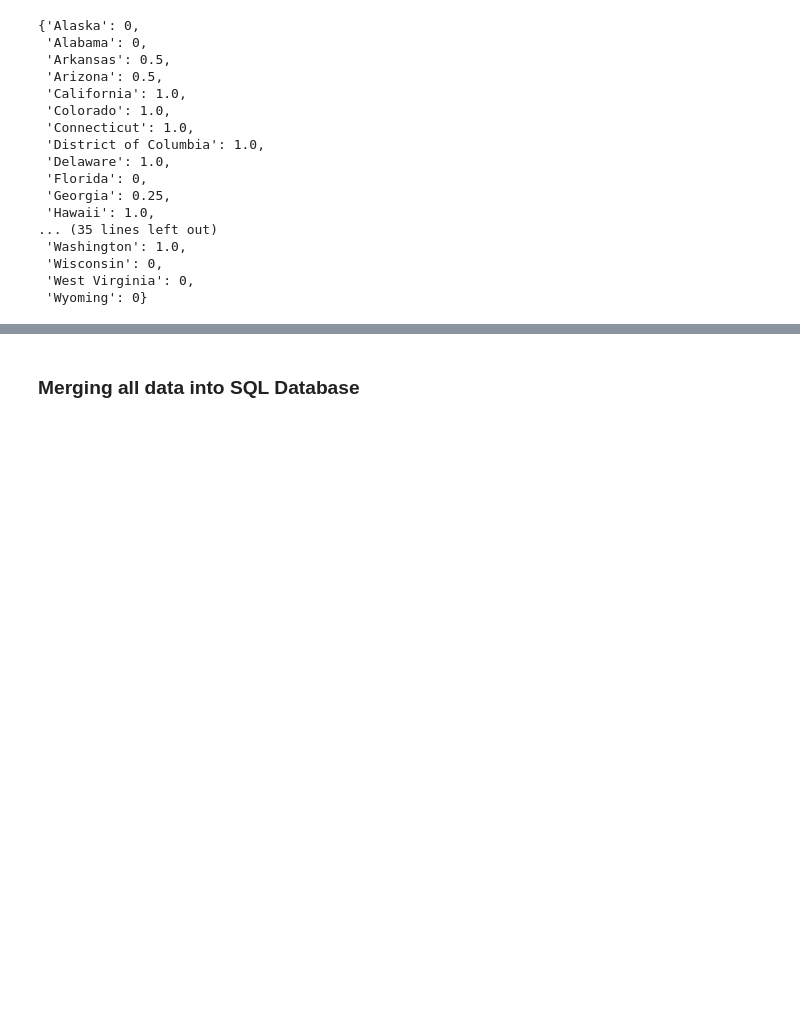
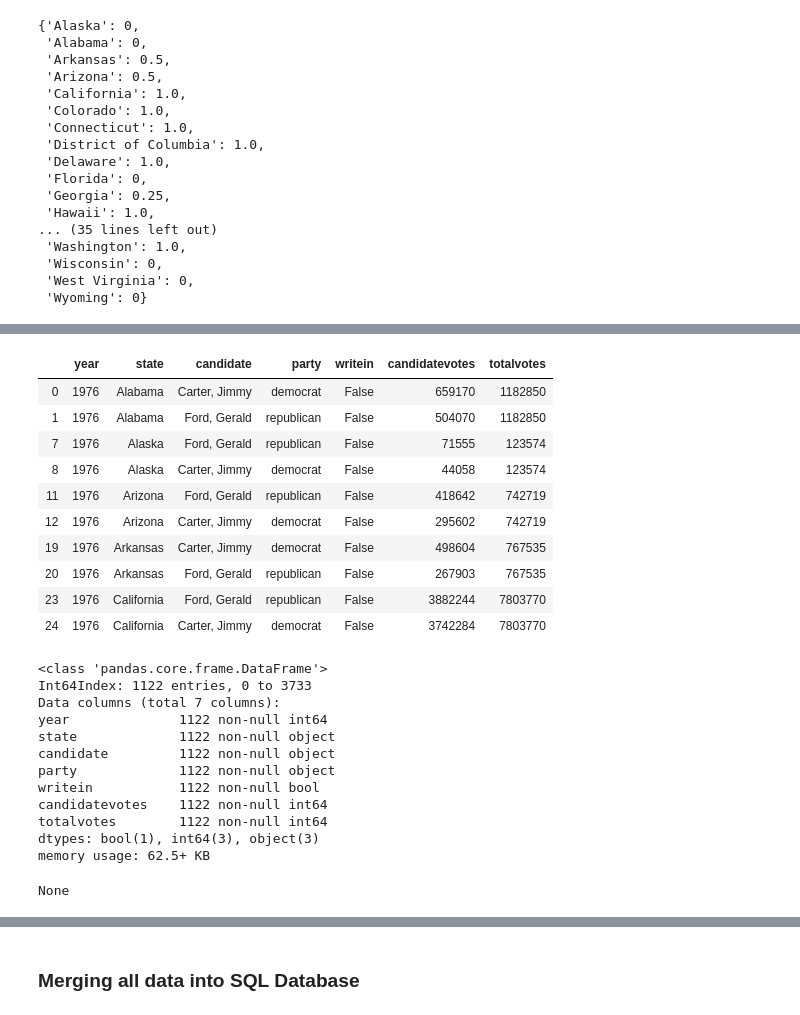
Before and after one commit to zapatos24/The_Electoral_College-Today_and_Tomorrow, a Jupyter notebook: electoral_college_data_map_notebook.ipynb, the cells around one changed output, grey strips where cells are left out. Saved outputs shown, nothing was run; the diff lists cells and outputs as text; code cells hidden in the pictures; blank space fills up the shorter version.

Commit message:
import historical presidental election data and clean data

```diff
--- a/electoral_college_data_map_notebook.ipynb
+++ b/electoral_college_data_map_notebook.ipynb
@@ -262,0 +273,35 @@ state_npvic_status
+# %%
+vote_history = pd.read_csv('1976-2016-president.csv')
+vote_history.replace(to_replace='democratic-farmer-labor', value='democrat', inplace=True)
+vote_history = vote_history[(vote_history['party'].isin(['democrat', 'republican'])) &
+                            (vote_history['writein'] == False)]
+drop_vote_history_cols = ['state_po', 'state_fips', 'state_cen', 'state_ic', 'office', 'version', 'notes']
+vote_history.drop(drop_vote_history_cols, axis=1, inplace=True)
+
+display(vote_history.head(10))
+display(vote_history.info())
+# %% [output]
+|  | year | state | candidate | party | writein | candidatevotes | totalvotes |
+| 0 | 1976 | Alabama | Carter, Jimmy | democrat | False | 659170 | 1182850 |
+| 1 | 1976 | Alabama | Ford, Gerald | republican | False | 504070 | 1182850 |
+| 7 | 1976 | Alaska | Ford, Gerald | republican | False | 71555 | 123574 |
+| 8 | 1976 | Alaska | Carter, Jimmy | democrat | False | 44058 | 123574 |
+| 11 | 1976 | Arizona | Ford, Gerald | republican | False | 418642 | 742719 |
+| 12 | 1976 | Arizona | Carter, Jimmy | democrat | False | 295602 | 742719 |
+| 19 | 1976 | Arkansas | Carter, Jimmy | democrat | False | 498604 | 767535 |
+| 20 | 1976 | Arkansas | Ford, Gerald | republican | False | 267903 | 767535 |
+| 23 | 1976 | California | Ford, Gerald | republican | False | 3882244 | 7803770 |
+| 24 | 1976 | California | Carter, Jimmy | democrat | False | 3742284 | 7803770 |
+<class 'pandas.core.frame.DataFrame'>
+Int64Index: 1122 entries, 0 to 3733
+Data columns (total 7 columns):
+year              1122 non-null int64
+state             1122 non-null object
+candidate         1122 non-null object
+party             1122 non-null object
+writein           1122 non-null bool
+candidatevotes    1122 non-null int64
+totalvotes        1122 non-null int64
+dtypes: bool(1), int64(3), object(3)
+memory usage: 62.5+ KB
+None
```
Also changed, not shown: parts of 9 cells of this notebook, 1 other file.
